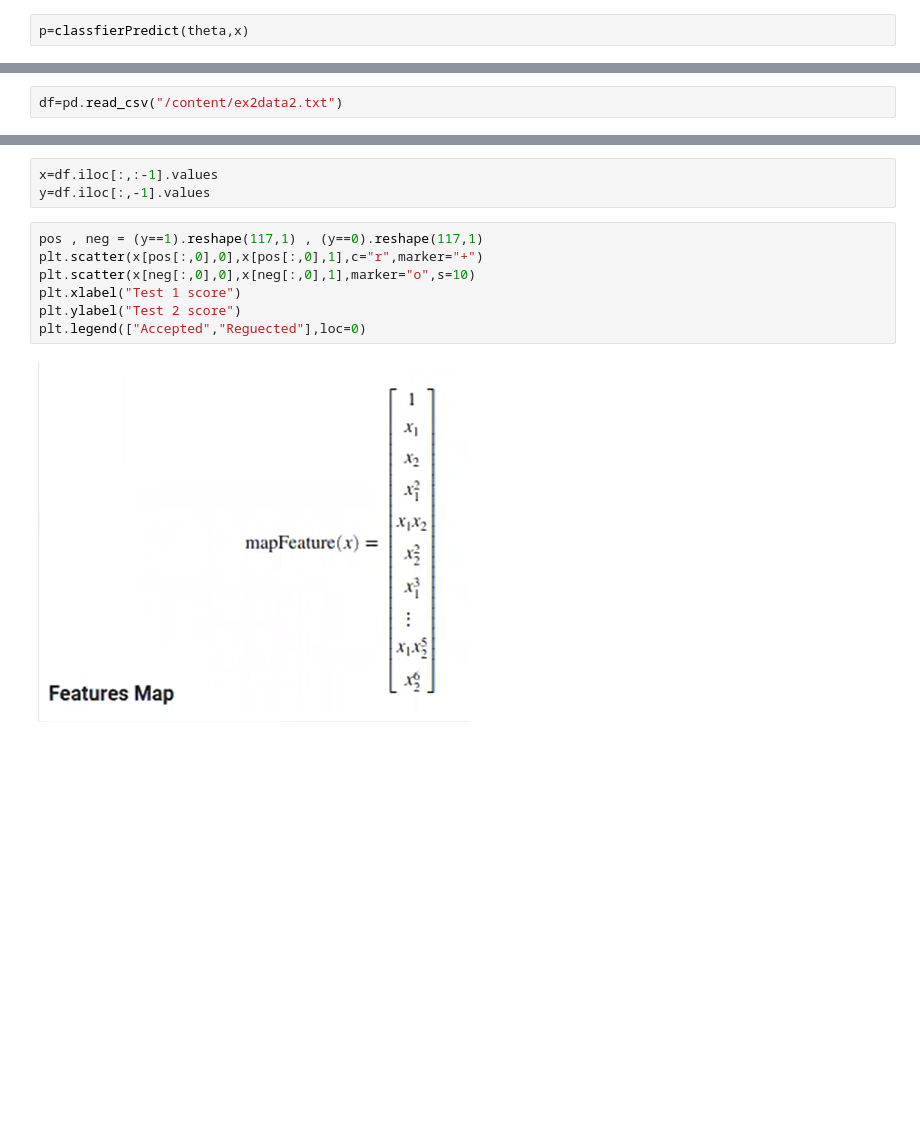
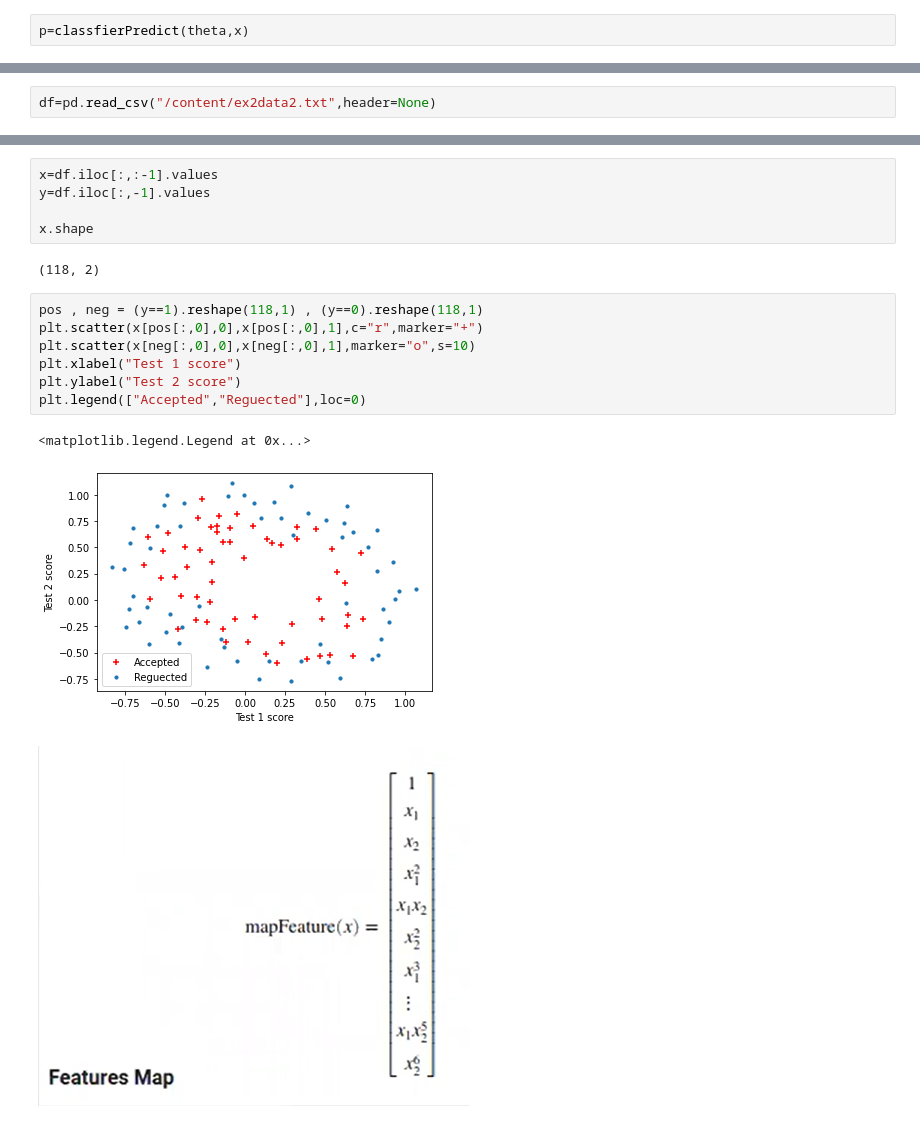
Before and after one commit to thidark/Machine-Learning-Python-, a Jupyter notebook: 2_Logistic_Regression.ipynb, the cells around one changed output, grey strips where cells are left out. Cells and saved outputs as stored; diff of their text form; blank space fills up the shorter version.

```diff
--- a/2_Logistic_Regression.ipynb
+++ b/2_Logistic_Regression.ipynb
@@ -224,4 +443,4 @@ print("train accuracy",sum(p==y)[0],"%")
 # %%
-df=pd.read_csv("/content/ex2data2.txt")
+df=pd.read_csv("/content/ex2data2.txt",header=None)
 # %%
 df.head()
@@ -228,13 +454,20 @@ df.head()
 # %%
 x=df.iloc[:,:-1].values
 y=df.iloc[:,-1].values
+
+x.shape
+# %% [output]
+(118, 2)
 # %%
-pos , neg = (y==1).reshape(117,1) , (y==0).reshape(117,1)
+pos , neg = (y==1).reshape(118,1) , (y==0).reshape(118,1)
 plt.scatter(x[pos[:,0],0],x[pos[:,0],1],c="r",marker="+")
 plt.scatter(x[neg[:,0],0],x[neg[:,0],1],marker="o",s=10)
 plt.xlabel("Test 1 score")
 plt.ylabel("Test 2 score")
 plt.legend(["Accepted","Reguected"],loc=0)
+# %% [output]
+<matplotlib.legend.Legend at 0x...>
+[figure, added]
 # %% [markdown]
 ![Screenshot 2022-04-03 001245.png](embedded-picture-1)
 # %%
```
Also changed, not shown: parts of 90 cells of this notebook.
